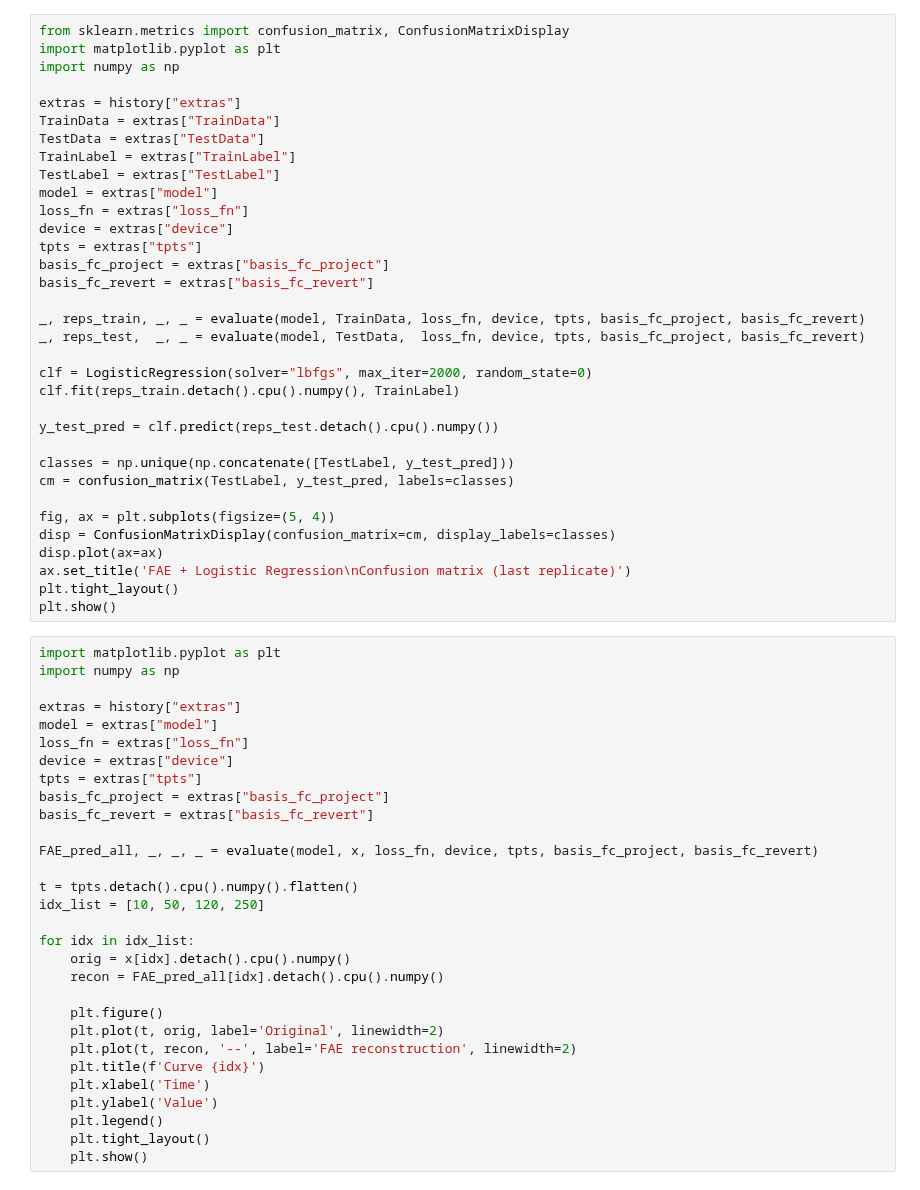
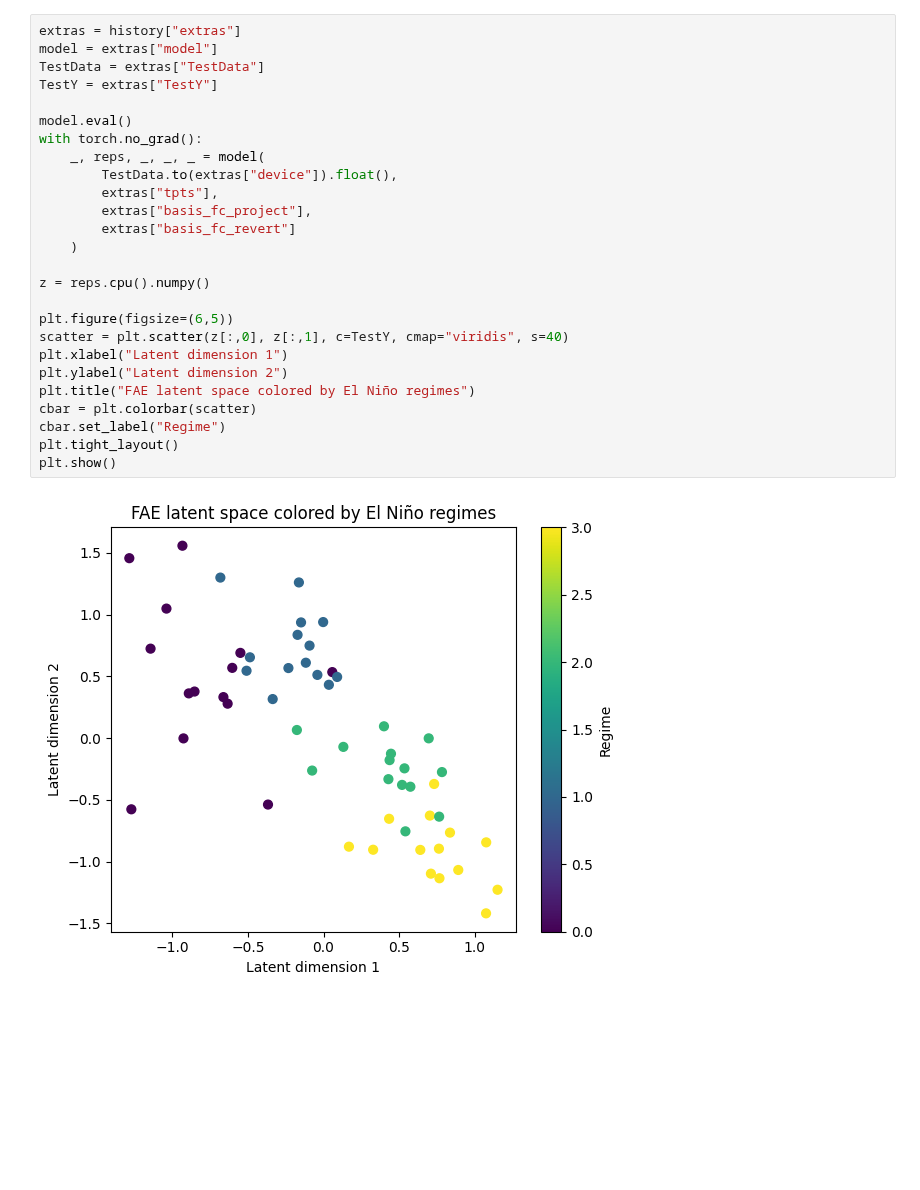
Before and after one commit to mobinapourmoshir/Functional-Autoencoder, a Jupyter notebook: Code/Semi-supervised FAE.ipynb, the cells around one changed output. Drawn from its saved outputs; the diff is of its cells as text; blank space fills up the shorter version.

```diff
--- a/Code/Semi-supervised FAE.ipynb
+++ b/Code/Semi-supervised FAE.ipynb
@@ -381,64 +433,28 @@ plt.show()
 # %%
-from sklearn.metrics import confusion_matrix, ConfusionMatrixDisplay
-import matplotlib.pyplot as plt
-import numpy as np
+extras = history["extras"]
+model = extras["model"]
+TestData = extras["TestData"]
+TestY = extras["TestY"]
 
-extras = history["extras"]
-TrainData = extras["TrainData"]
-TestData = extras["TestData"]
-TrainLabel = extras["TrainLabel"]
-TestLabel = extras["TestLabel"]
-model = extras["model"]
-loss_fn = extras["loss_fn"]
-device = extras["device"]
-tpts = extras["tpts"]
-basis_fc_project = extras["basis_fc_project"]
-basis_fc_revert = extras["basis_fc_revert"]
+model.eval()
+with torch.no_grad():
+    _, reps, _, _, _ = model(
+        TestData.to(extras["device"]).float(),
+        extras["tpts"],
+        extras["basis_fc_project"],
+        extras["basis_fc_revert"]
+    )
 
-_, reps_train, _, _ = evaluate(model, TrainData, loss_fn, device, tpts, basis_fc_project, basis_fc_revert)
-_, reps_test,  _, _ = evaluate(model, TestData,  loss_fn, device, tpts, basis_fc_project, basis_fc_revert)
+z = reps.cpu().numpy()
 
-clf = LogisticRegression(solver="lbfgs", max_iter=2000, random_state=0)
-clf.fit(reps_train.detach().cpu().numpy(), TrainLabel)
-
-y_test_pred = clf.predict(reps_test.detach().cpu().numpy())
-
-classes = np.unique(np.concatenate([TestLabel, y_test_pred]))
-cm = confusion_matrix(TestLabel, y_test_pred, labels=classes)
-
-fig, ax = plt.subplots(figsize=(5, 4))
-disp = ConfusionMatrixDisplay(confusion_matrix=cm, display_labels=classes)
-disp.plot(ax=ax)
-ax.set_title('FAE + Logistic Regression\nConfusion matrix (last replicate)')
+plt.figure(figsize=(6,5))
+scatter = plt.scatter(z[:,0], z[:,1], c=TestY, cmap="viridis", s=40)
+plt.xlabel("Latent dimension 1")
+plt.ylabel("Latent dimension 2")
+plt.title("FAE latent space colored by El Niño regimes")
+cbar = plt.colorbar(scatter)
+cbar.set_label("Regime")
 plt.tight_layout()
 plt.show()
+# %% [output]
+[figure, added]
-# %%
-import matplotlib.pyplot as plt
-import numpy as np
-
-extras = history["extras"]
-model = extras["model"]
-loss_fn = extras["loss_fn"]
-device = extras["device"]
-tpts = extras["tpts"]
-basis_fc_project = extras["basis_fc_project"]
-basis_fc_revert = extras["basis_fc_revert"]
-
-FAE_pred_all, _, _, _ = evaluate(model, x, loss_fn, device, tpts, basis_fc_project, basis_fc_revert)
-
-t = tpts.detach().cpu().numpy().flatten()
-idx_list = [10, 50, 120, 250]
-
-for idx in idx_list:
-    orig = x[idx].detach().cpu().numpy()
-    recon = FAE_pred_all[idx].detach().cpu().numpy()
-
-    plt.figure()
-    plt.plot(t, orig, label='Original', linewidth=2)
-    plt.plot(t, recon, '--', label='FAE reconstruction', linewidth=2)
-    plt.title(f'Curve {idx}')
-    plt.xlabel('Time')
-    plt.ylabel('Value')
-    plt.legend()
-    plt.tight_layout()
-    plt.show()
```
Also changed, not shown: parts of 8 cells of this notebook, 1 other file.
